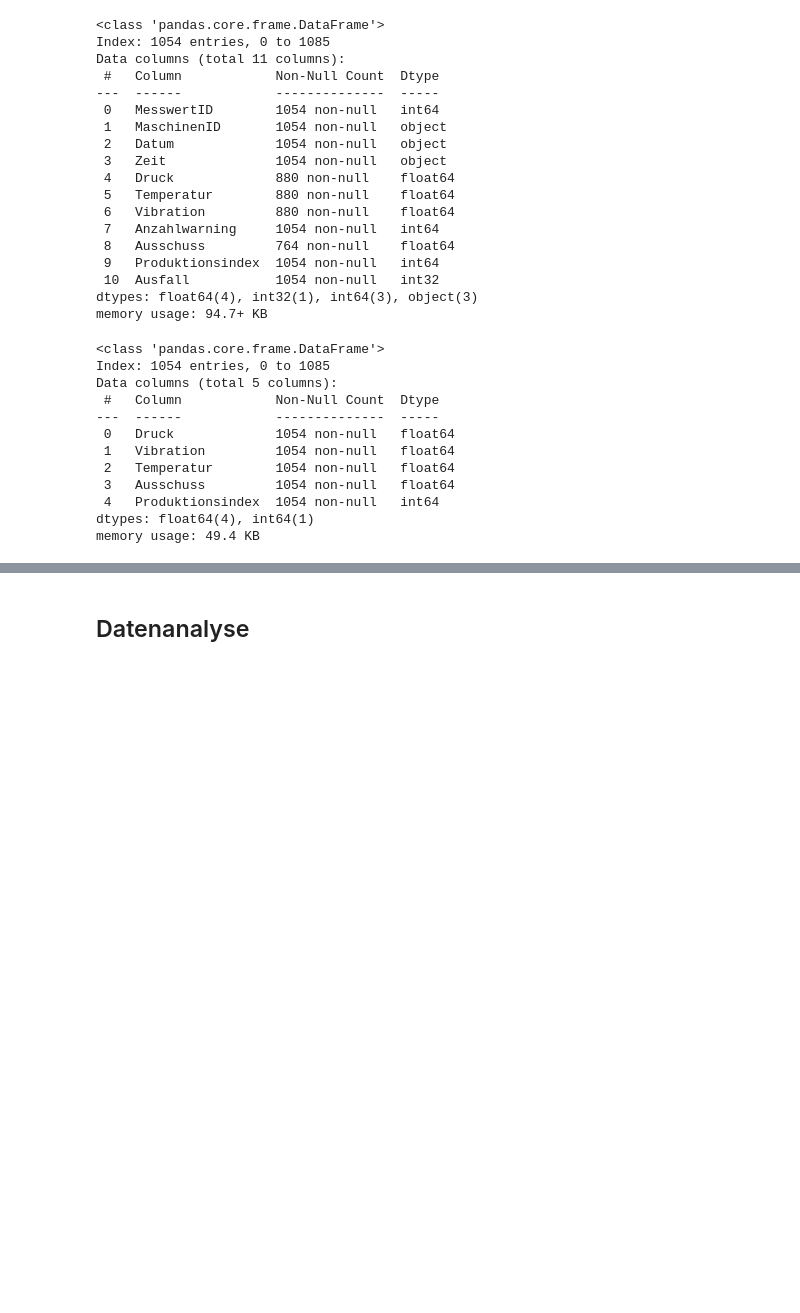
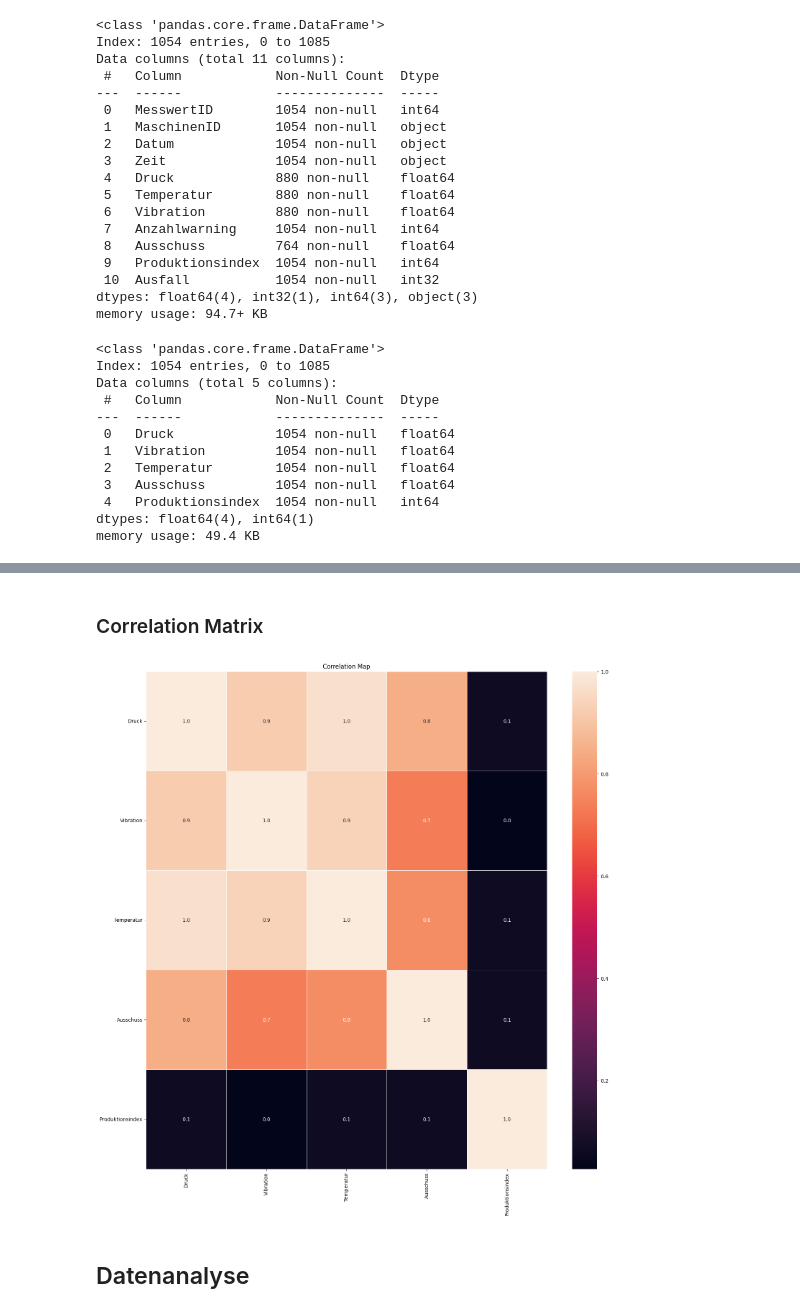
Before and after one commit to Flitschi7/big-data-management, a Jupyter notebook: notebook/Data-Prep-Wartung.ipynb, the cells around one changed output, grey strips where cells are left out. Cells and saved outputs as stored; diff of their text form; code cells hidden in the pictures; blank space fills up the shorter version.

```diff
--- a/notebook/Data-Prep-Wartung.ipynb
+++ b/notebook/Data-Prep-Wartung.ipynb
@@ -351,3 +368,14 @@ memory usage: 49.4 KB
+# %% [markdown]
+### Correlation Matrix
+# %%
+f, ax = plt.subplots(figsize=(18, 18))
+sns.heatmap(d3.corr(), annot=True, linewidths=0.5, fmt=".1f", ax=ax)
+plt.xticks(rotation=90)
+plt.yticks(rotation=0)
+plt.title("Correlation Map")
+plt.show()
+# %% [output]
+[figure, added]
 # %% [markdown]
 ## Datenanalyse
 # %% [markdown]
```
Also changed, not shown: parts of 5 cells of this notebook.
